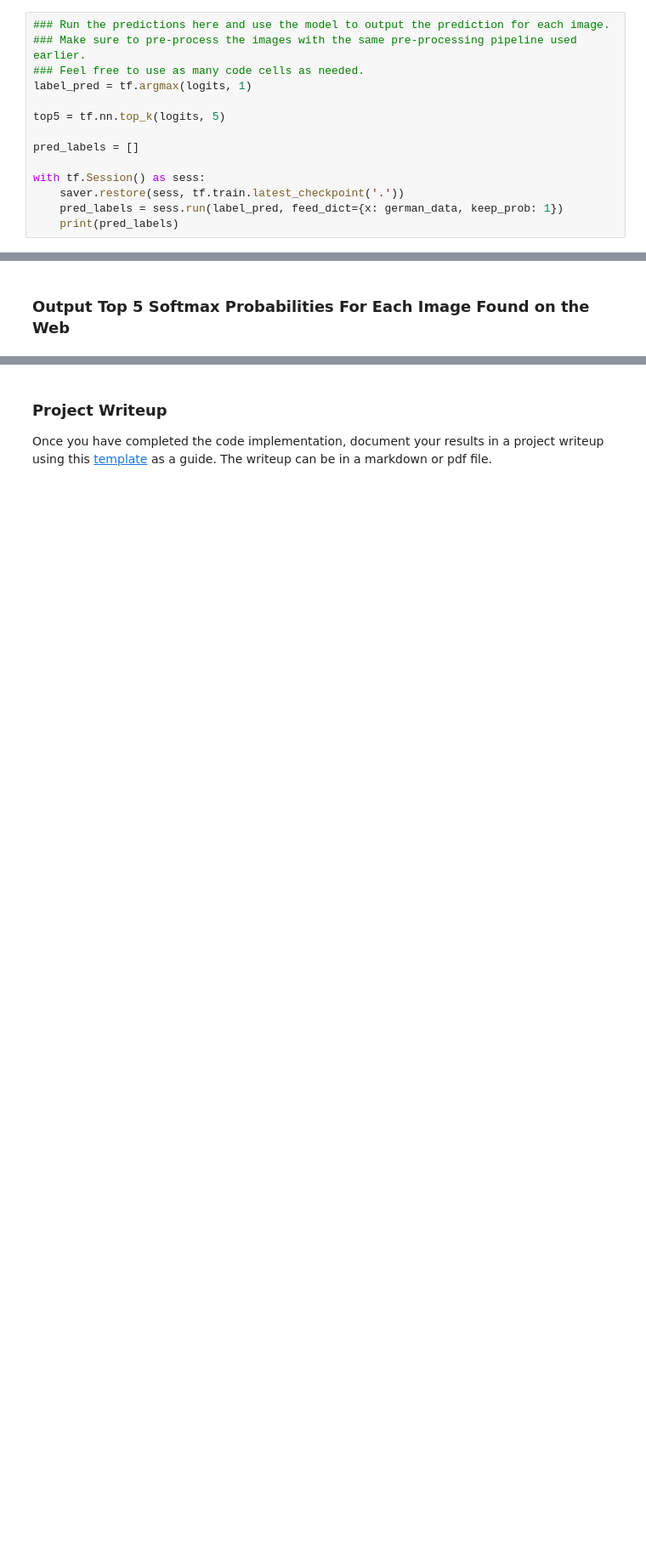
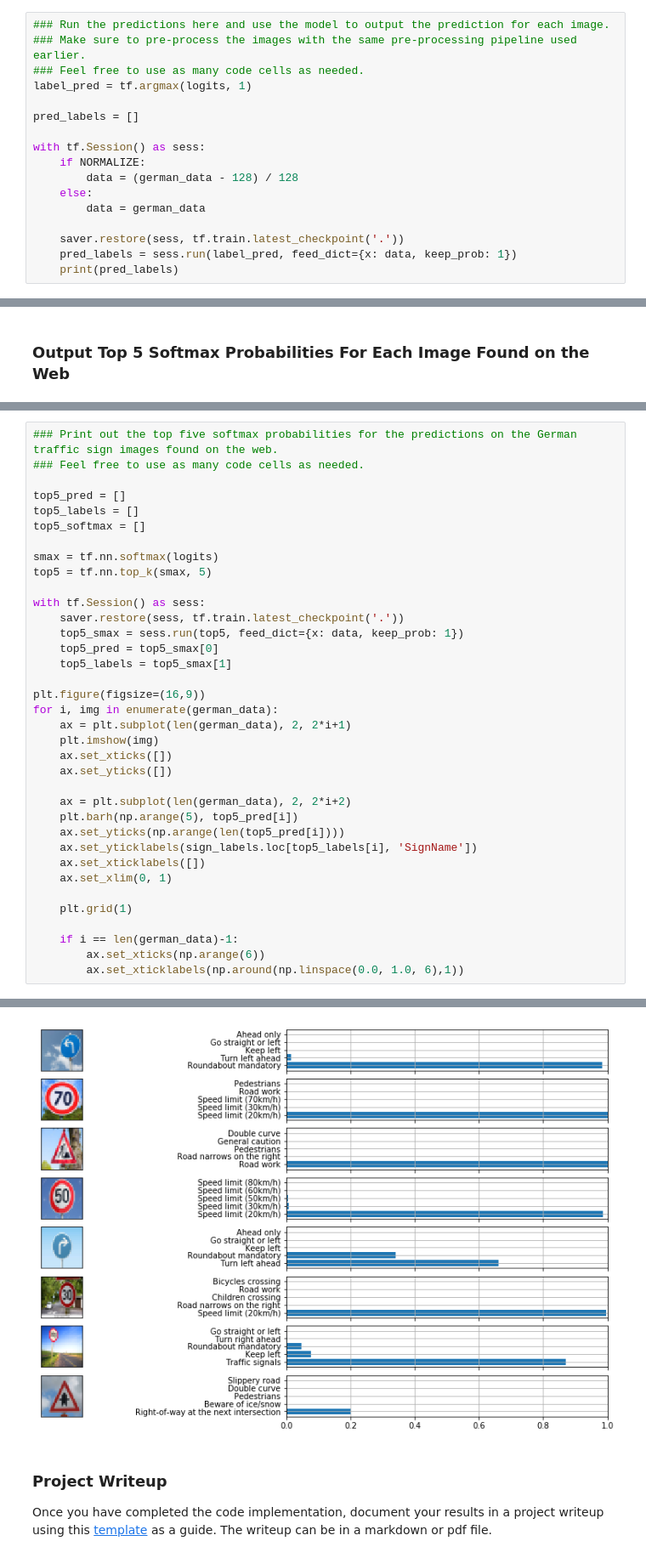
Before and after one commit to nagyben/CarND-Traffic-Sign-Classifier-Project, a Jupyter notebook: Traffic_Sign_Classifier.ipynb, the cells around one changed output, grey strips where cells are left out. Shown at 85% size. Drawn from its saved outputs; the diff is of its cells as text; blank space fills up the shorter version.

Commit message:
Tested on random internet signs

```diff
--- a/Traffic_Sign_Classifier.ipynb
+++ b/Traffic_Sign_Classifier.ipynb
@@ -770,13 +769,16 @@ for i, img in enumerate(german_data):
 ### Feel free to use as many code cells as needed.
 label_pred = tf.argmax(logits, 1)
 
-top5 = tf.nn.top_k(logits, 5)
-
 pred_labels = []
 
 with tf.Session() as sess:
+    if NORMALIZE:
+        data = (german_data - 128) / 128
+    else:
+        data = german_data
+
     saver.restore(sess, tf.train.latest_checkpoint('.'))
-    pred_labels = sess.run(label_pred, feed_dict={x: german_data, keep_prob: 1})
+    pred_labels = sess.run(label_pred, feed_dict={x: data, keep_prob: 1})
     print(pred_labels)
 # %% [output]
 INFO:tensorflow:Restoring parameters from ./traffic_sign_net
@@ -856,0 +856,37 @@ Looking just at the first row we get `[ 0.34763842,  0.24879643,  0.12789202]`,
+# %%
+### Print out the top five softmax probabilities for the predictions on the German traffic sign images found on the web.
+### Feel free to use as many code cells as needed.
+
+top5_pred = []
+top5_labels = []
+top5_softmax = []
+
+smax = tf.nn.softmax(logits)
+top5 = tf.nn.top_k(smax, 5)
+
+with tf.Session() as sess:
+    saver.restore(sess, tf.train.latest_checkpoint('.'))
+    top5_smax = sess.run(top5, feed_dict={x: data, keep_prob: 1})
+    top5_pred = top5_smax[0]
+    top5_labels = top5_smax[1]
+
+plt.figure(figsize=(16,9))
+for i, img in enumerate(german_data):
+    ax = plt.subplot(len(german_data), 2, 2*i+1)
+    plt.imshow(img)
+    ax.set_xticks([])
+    ax.set_yticks([])
+
+    ax = plt.subplot(len(german_data), 2, 2*i+2)
+    plt.barh(np.arange(5), top5_pred[i])
+    ax.set_yticks(np.arange(len(top5_pred[i])))
+    ax.set_yticklabels(sign_labels.loc[top5_labels[i], 'SignName'])
+    ax.set_xticklabels([])
+    ax.set_xlim(0, 1)
+
+    plt.grid(1)
+
+    if i == len(german_data)-1:
+        ax.set_xticks(np.arange(6))
+        ax.set_xticklabels(np.around(np.linspace(0.0, 1.0, 6),1))
+# %% [output]
@@ -857,3 +894,4 @@ Looking just at the first row we get `[ 0.34763842,  0.24879643,  0.12789202]`,
+[figure, added]
 # %% [markdown]
 ### Project Writeup
 
```
Also changed, not shown: parts of 12 cells of this notebook, 8 other files.
